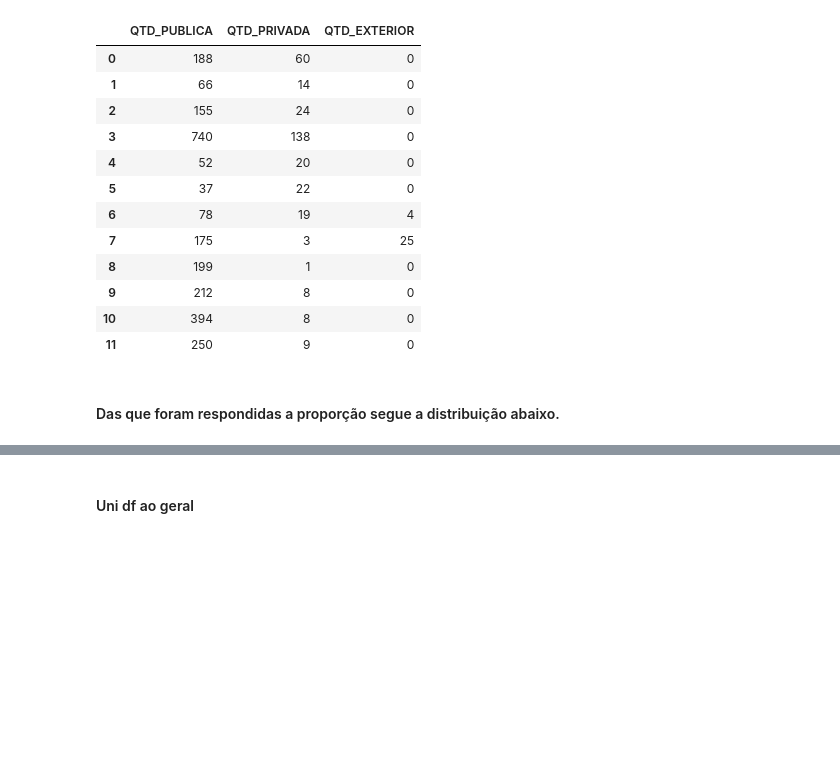
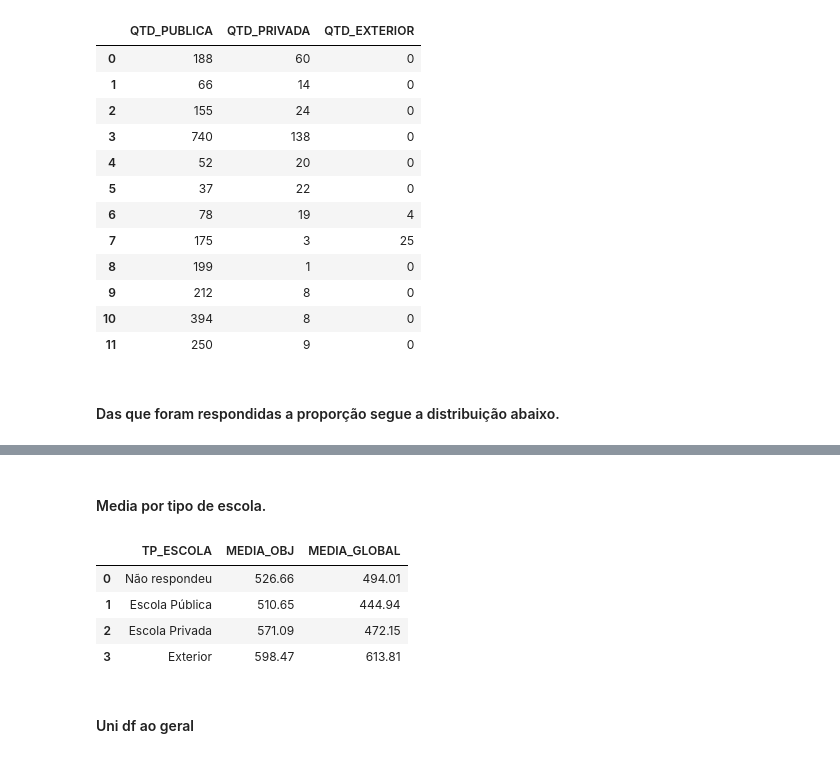
Before and after one commit to Bruno-Santana-Eco/Analise-de-Dados-ENEM, a Jupyter notebook: DataPrep1.ipynb, the cells around one changed output, grey strips where cells are left out. Cells and saved outputs as stored; diff of their text form; code cells hidden in the pictures; blank space fills up the shorter version.

```diff
--- a/DataPrep1.ipynb
+++ b/DataPrep1.ipynb
@@ -488,6 +518,18 @@ geral3.head(13)
 | 9 | 2020 | 731 | 212 | 8 | 0 | 96.36 | 3.64 | ... |
 | 10 | 2021 | 551 | 394 | 8 | 0 | 98.01 | 1.99 | ... |
 | 11 | 2022 | 675 | 250 | 9 | 0 | 96.53 | 3.47 | ... |
+# %% [markdown]
+#### Media por tipo de escola.
+# %%
+geral3_media = df_enem.groupby('TP_ESCOLA')[['MEDIA_OBJ', 'MEDIA_GLOBAL']].mean().reset_index().round(2)
+geral3_media['TP_ESCOLA'] = geral3_media['TP_ESCOLA'].map({1: 'Não respondeu', 2: 'Escola Pública', 3: 'Escola Privada', 4: 'Exterior'})
+geral3_media.head()
+# %% [output]
+|  | TP_ESCOLA | MEDIA_OBJ | MEDIA_GLOBAL |
+| 0 | Não respondeu | 526.66 | 494.01 |
+| 1 | Escola Pública | 510.65 | 444.94 |
+| 2 | Escola Privada | 571.09 | 472.15 |
+| 3 | Exterior | 598.47 | 613.81 |
 # %% [markdown]
 #### Uni df ao geral
 # %%
```
Also changed, not shown: parts of 15 cells of this notebook, 1 other file.
